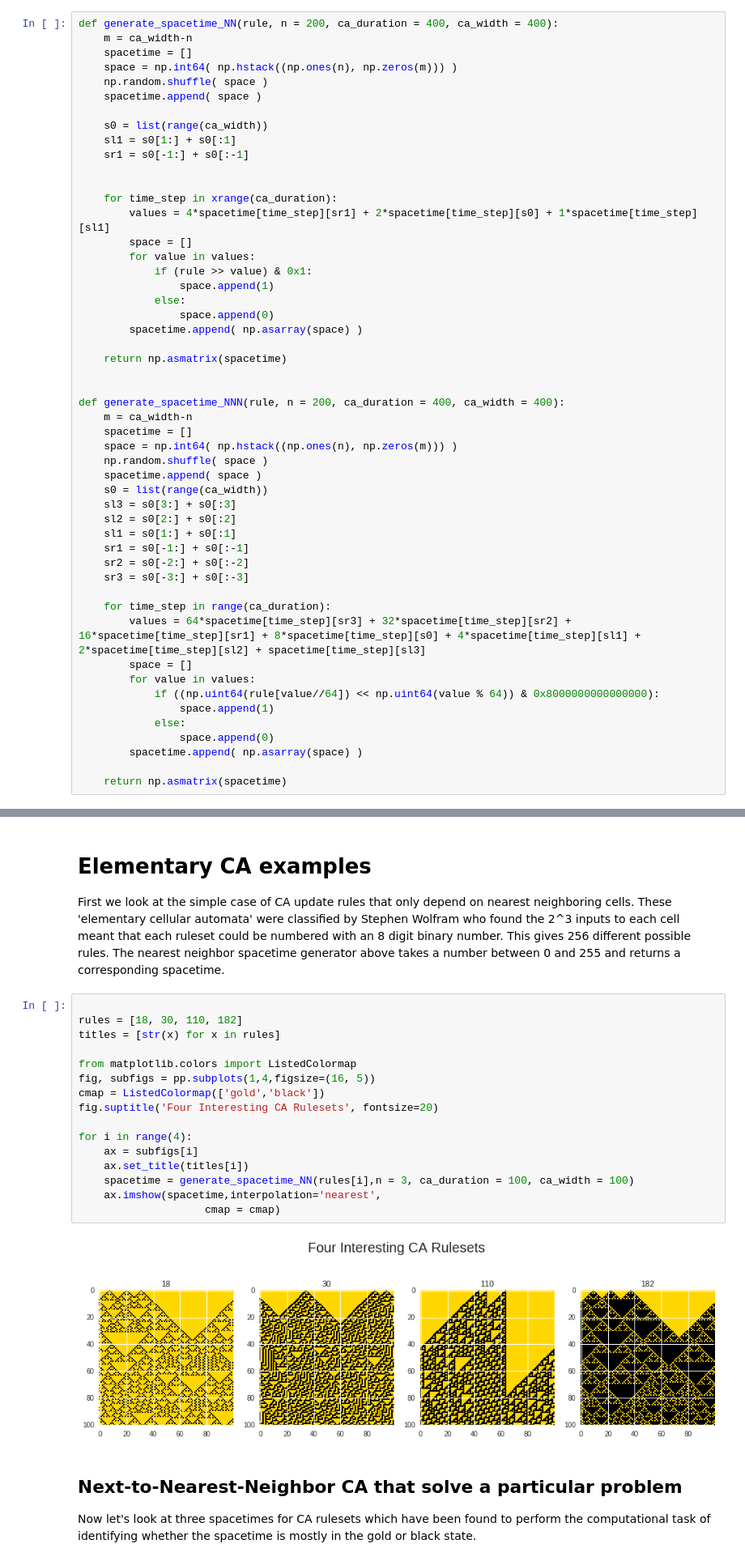
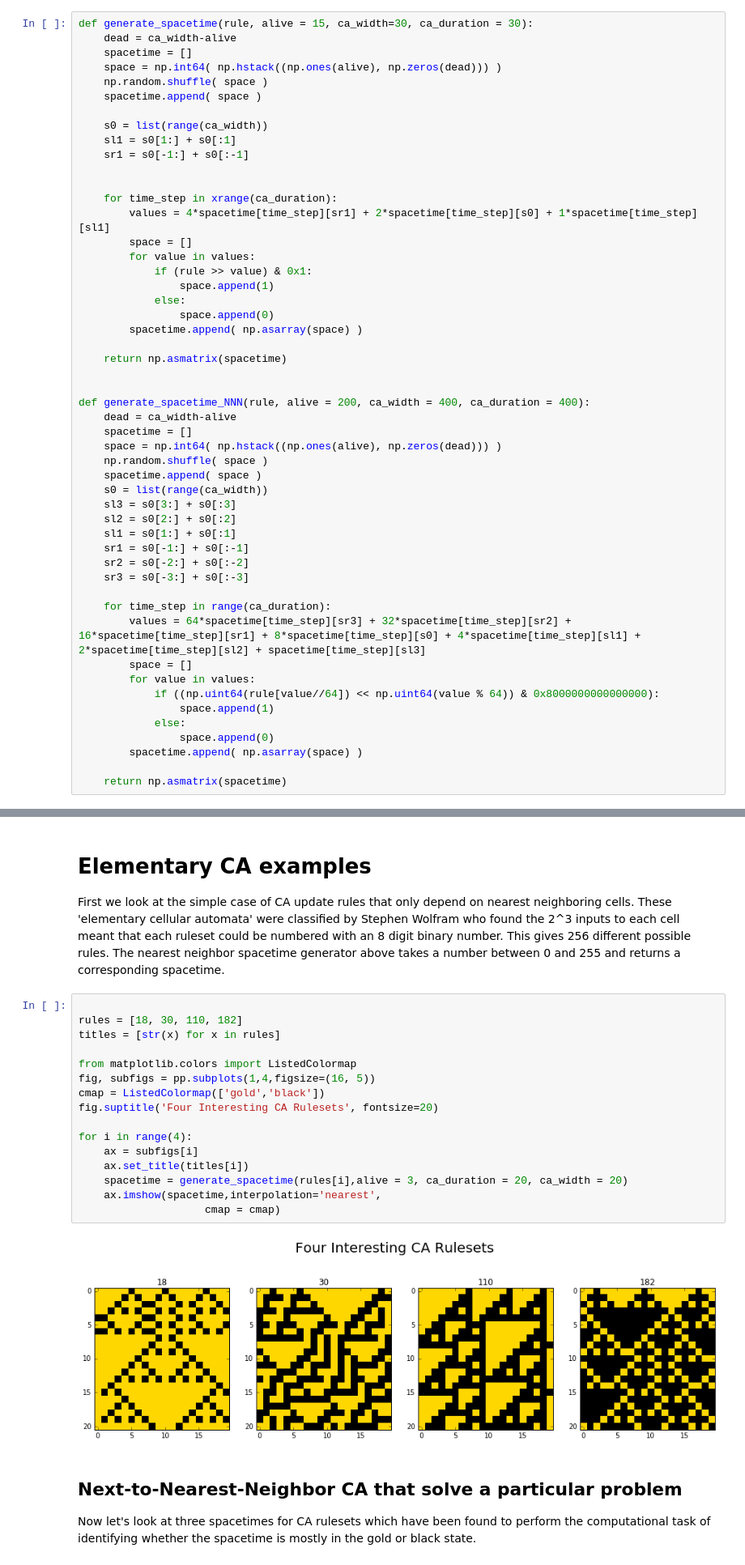
Before and after one commit to 1boyer/data_science, a Jupyter notebook: Cellular_Automata.ipynb, the cells around one changed output, grey strips where cells are left out. Shown at 81% size. Drawn from its saved outputs; the diff is of its cells as text.

```diff
--- a/Cellular_Automata.ipynb
+++ b/Cellular_Automata.ipynb
@@ -13,10 +13,10 @@ import matplotlib.pyplot as pp
 ## Cellular Automata Spacetime
 A CA spacetime is a matrix with each column representing the evolution of a cell through time. The following function begins with a single array indicating the initial state of the CA universe and constructs the matrix one row at a time by evolving the matrix according to a ruleset.
 # %%
-def generate_spacetime_NN(rule, n = 200, ca_duration = 400, ca_width = 400):
-    m = ca_width-n
+def generate_spacetime(rule, alive = 15, ca_width=30, ca_duration = 30):
+    dead = ca_width-alive
     spacetime = []
-    space = np.int64( np.hstack((np.ones(n), np.zeros(m))) )
+    space = np.int64( np.hstack((np.ones(alive), np.zeros(dead))) )
     np.random.shuffle( space )
     spacetime.append( space )
 
@@ -38,10 +38,10 @@ def generate_spacetime_NN(rule, n = 200, ca_duration = 400, ca_width = 400):
     return np.asmatrix(spacetime)
 
 
-def generate_spacetime_NNN(rule, n = 200, ca_duration = 400, ca_width = 400):
-    m = ca_width-n
+def generate_spacetime_NNN(rule, alive = 200, ca_width = 400, ca_duration = 400):
+    dead = ca_width-alive
     spacetime = []
-    space = np.int64( np.hstack((np.ones(n), np.zeros(m))) )
+    space = np.int64( np.hstack((np.ones(alive), np.zeros(dead))) )
     np.random.shuffle( space )
     spacetime.append( space )
     s0 = list(range(ca_width))
@@ -80,21 +80,21 @@ First we look at the simple case of CA update rules that only depend on nearest
 # %%
 
 rules = [18, 30, 110, 182]
 titles = [str(x) for x in rules]
 
 from matplotlib.colors import ListedColormap
 fig, subfigs = pp.subplots(1,4,figsize=(16, 5))
 cmap = ListedColormap(['gold','black'])
 fig.suptitle('Four Interesting CA Rulesets', fontsize=20)
 
 for i in range(4):
     ax = subfigs[i]
     ax.set_title(titles[i])
-    spacetime = generate_spacetime_NN(rules[i],n = 3, ca_duration = 100, ca_width = 100)
+    spacetime = generate_spacetime(rules[i],alive = 3, ca_duration = 20, ca_width = 20)
     ax.imshow(spacetime,interpolation='nearest',
                     cmap = cmap)
 # %% [output]
-[figure, old version]
+[figure, new version]
 # %% [markdown]
 ## Next-to-Nearest-Neighbor CA that solve a particular problem
 
```
Also changed, not shown: parts of 24 cells of this notebook, 1 other file.
